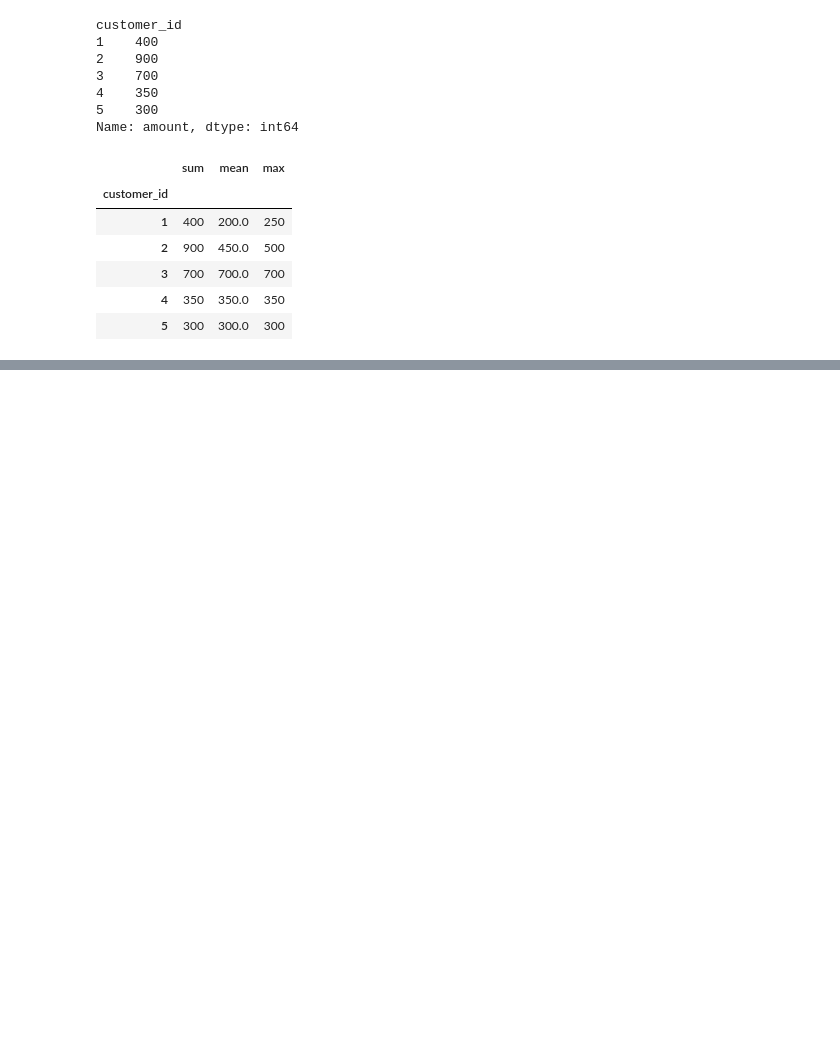
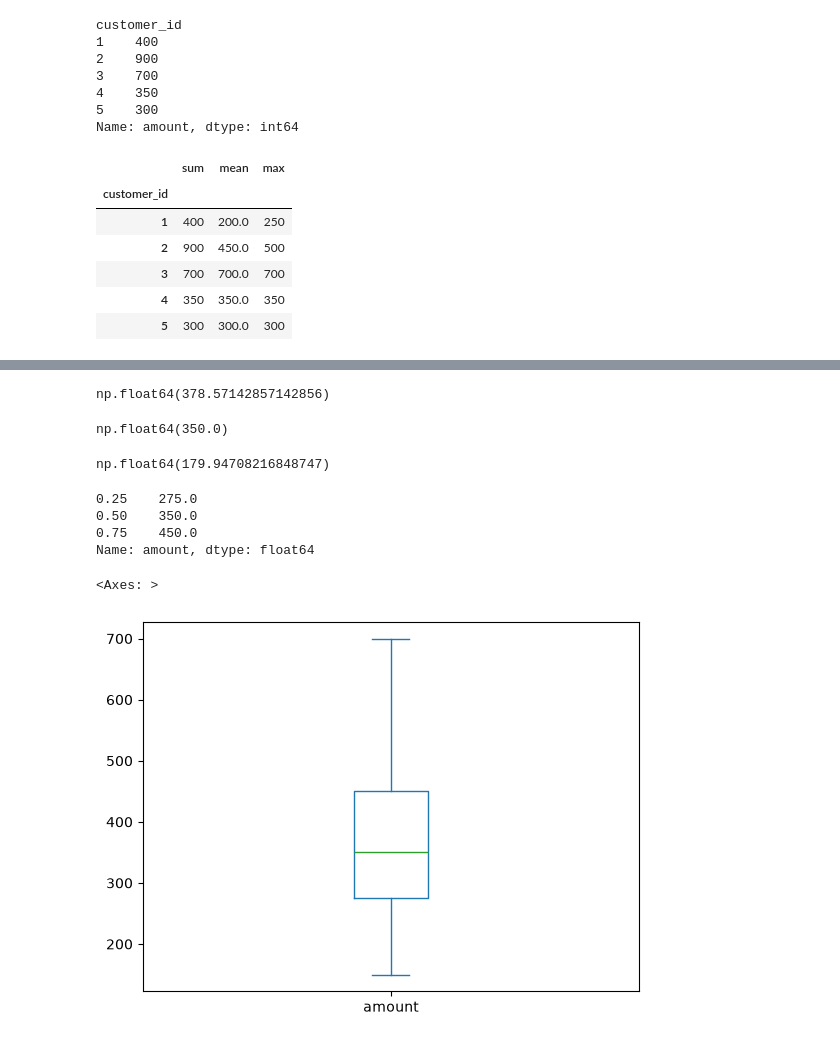
Before and after one commit to Fady-Fawzy/ATR-ML-internship, a Jupyter notebook: Week 2/pandas_eda_practice.ipynb, the cells around one changed output, grey strips where cells are left out. Saved outputs shown, nothing was run; the diff lists cells and outputs as text; code cells hidden in the pictures; blank space fills up the shorter version.

```diff
--- a/Week 2/pandas_eda_practice.ipynb
+++ b/Week 2/pandas_eda_practice.ipynb
@@ -163,0 +299,3 @@ group1["amount"].agg(["sum","mean","max"])
+# %%
+merged = merged.drop_duplicates()
+merged
@@ -163,0 +326,2 @@ group1["amount"].agg(["sum","mean","max"])
+# %%
+merged["city"] = merged["city"].astype("category")
@@ -163,0 +338,5 @@ group1["amount"].agg(["sum","mean","max"])
+# %%
+merged["order_date"] = pd.date_range(
+    start="2026-09-01",
+    periods=len(merged)
+)
@@ -163,0 +364,11 @@ group1["amount"].agg(["sum","mean","max"])
+# %%
+def classify_amount(a):
+    if pd.isna(a):
+        return "No Order"
+    elif a >= 400:
+        return "High"
+    else:
+        return "Normal"
+
+merged["ordeer_level"] = merged["amount"].apply(classify_amount)
+merged
@@ -163,0 +385,25 @@ group1["amount"].agg(["sum","mean","max"])
+# %%
+merged["amount"].mean()
+# %% [output]
+np.float64(378.57142857142856)
+# %%
+merged["amount"].median()
+# %% [output]
+np.float64(350.0)
+# %%
+merged["amount"].std()
+# %% [output]
+np.float64(179.94708216848747)
+# %%
+merged["amount"].quantile([0.25,0.5,0.75])
+# %% [output]
+0.25    275.0
+0.50    350.0
+0.75    450.0
+Name: amount, dtype: float64
+# %%
+
+merged["amount"].plot.box()
+# %% [output]
+<Axes: >
+[figure, added]
```
Also changed, not shown: parts of 27 cells of this notebook.
